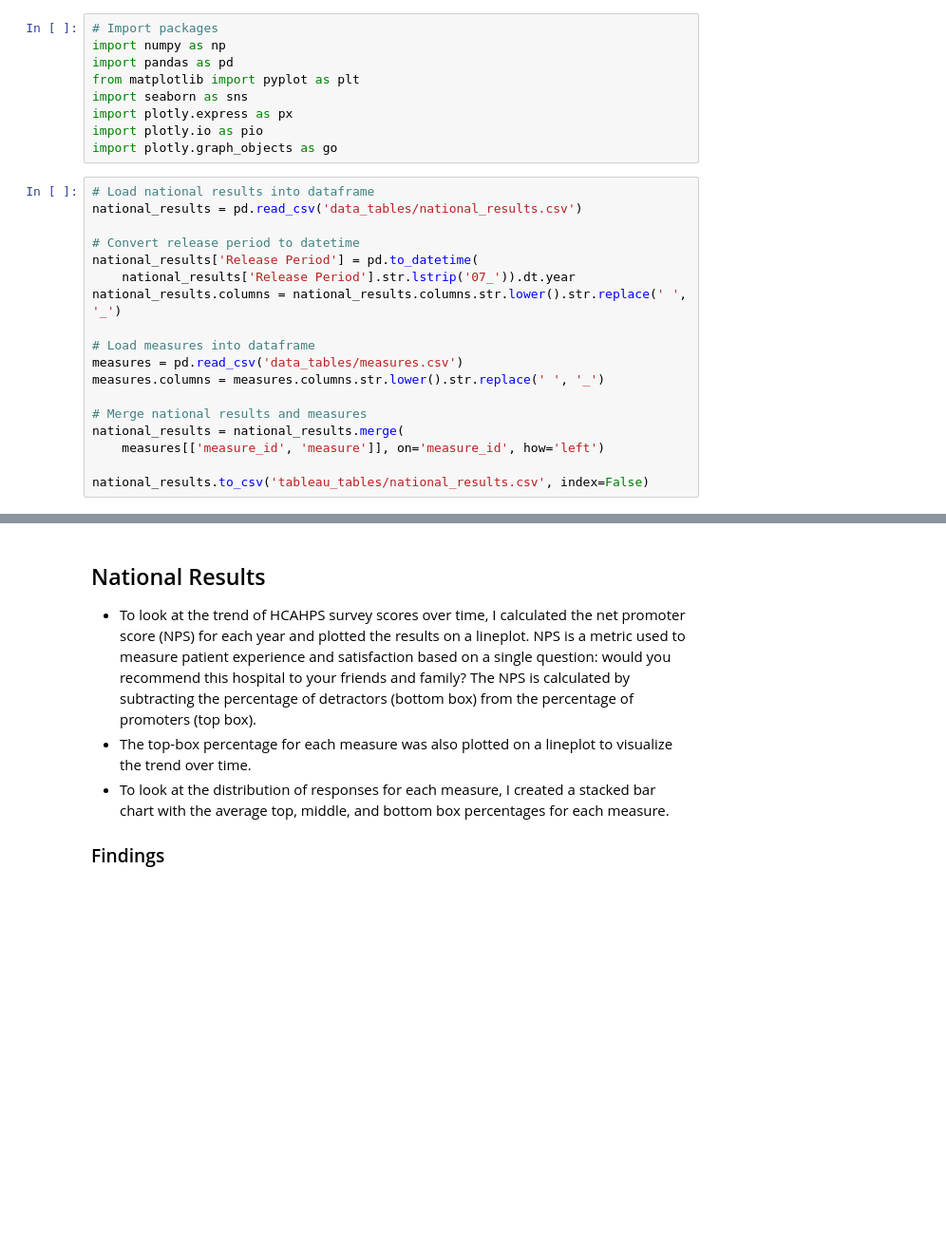
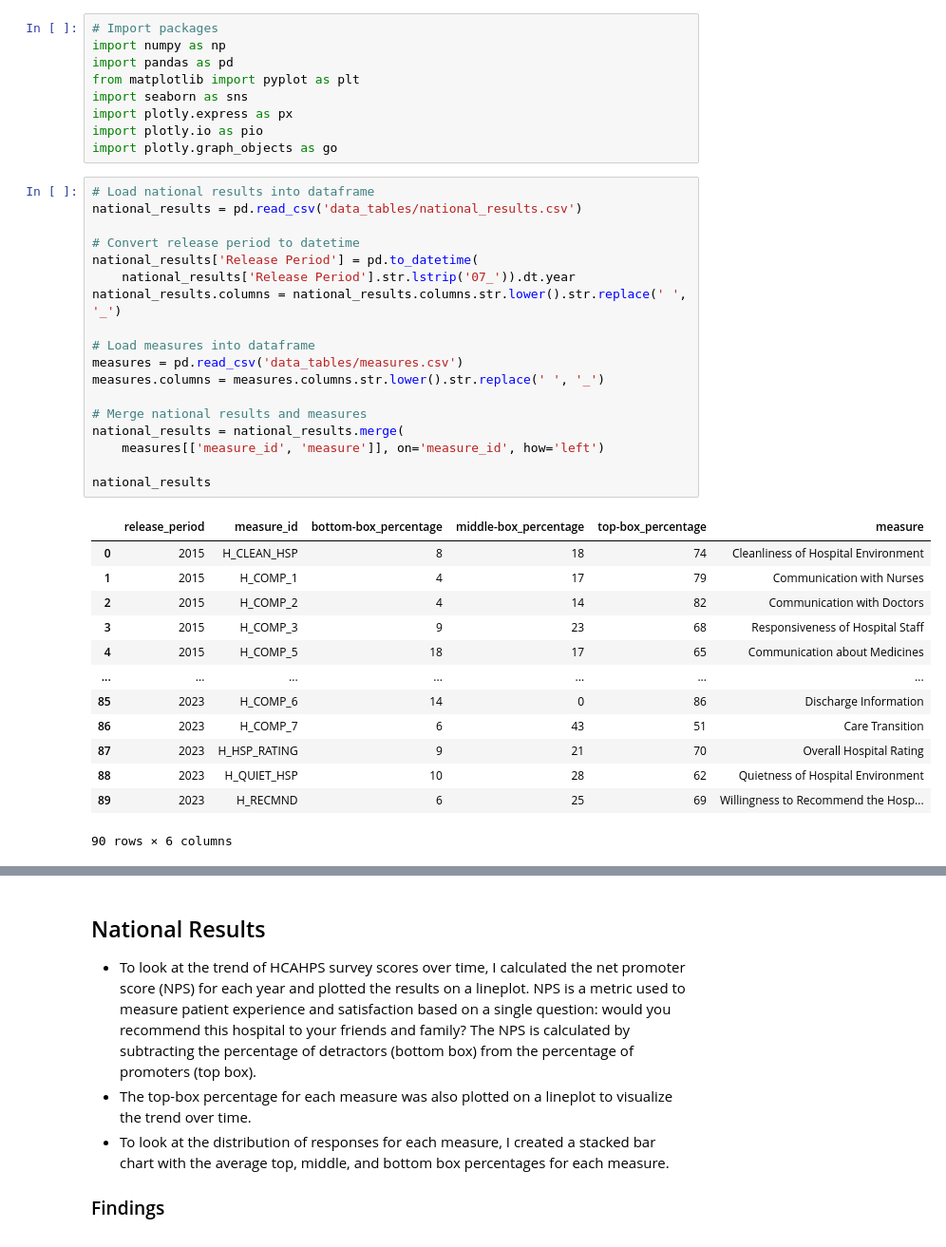
Before and after one commit to andyguo0228/maven_healthcare, a Jupyter notebook: maven_health.ipynb, the cells around one changed output, grey strips where cells are left out. Shown: that part at 95% size. Drawn from its saved outputs; the diff is of its cells as text; blank space fills up the shorter version.

```diff
--- a/maven_health.ipynb
+++ b/maven_health.ipynb
@@ -38,21 +39,35 @@ import plotly.graph_objects as go
 # %%
 # Load national results into dataframe
 national_results = pd.read_csv('data_tables/national_results.csv')
 
 # Convert release period to datetime
 national_results['Release Period'] = pd.to_datetime(
     national_results['Release Period'].str.lstrip('07_')).dt.year
 national_results.columns = national_results.columns.str.lower().str.replace(' ', '_')
 
 # Load measures into dataframe
 measures = pd.read_csv('data_tables/measures.csv')
 measures.columns = measures.columns.str.lower().str.replace(' ', '_')
 
 # Merge national results and measures
 national_results = national_results.merge(
     measures[['measure_id', 'measure']], on='measure_id', how='left')
 
-national_results.to_csv('tableau_tables/national_results.csv', index=False)
+national_results
+# %% [output]
+|  | release_period | measure_id | bottom-box_percentage | middle-box_percentage | top-box_percentage | measure |
+| 0 | 2015 | H_CLEAN_HSP | 8 | 18 | 74 | Cleanliness of Hospital Environment |
+| 1 | 2015 | H_COMP_1 | 4 | 17 | 79 | Communication with Nurses |
+| 2 | 2015 | H_COMP_2 | 4 | 14 | 82 | Communication with Doctors |
+| 3 | 2015 | H_COMP_3 | 9 | 23 | 68 | Responsiveness of Hospital Staff |
+| 4 | 2015 | H_COMP_5 | 18 | 17 | 65 | Communication about Medicines |
+| ... | ... | ... | ... | ... | ... | ... |
+| 85 | 2023 | H_COMP_6 | 14 | 0 | 86 | Discharge Information |
+| 86 | 2023 | H_COMP_7 | 6 | 43 | 51 | Care Transition |
+| 87 | 2023 | H_HSP_RATING | 9 | 21 | 70 | Overall Hospital Rating |
+| 88 | 2023 | H_QUIET_HSP | 10 | 28 | 62 | Quietness of Hospital Environment |
+| 89 | 2023 | H_RECMND | 6 | 25 | 69 | Willingness to Recommend the Hosp... |
+90 rows × 6 columns
 # %%
 # Load state results into dataframe
 state_results = pd.read_csv('data_tables/state_results.csv')
```
Also changed, not shown: parts of 7 cells of this notebook, 8 other files.
